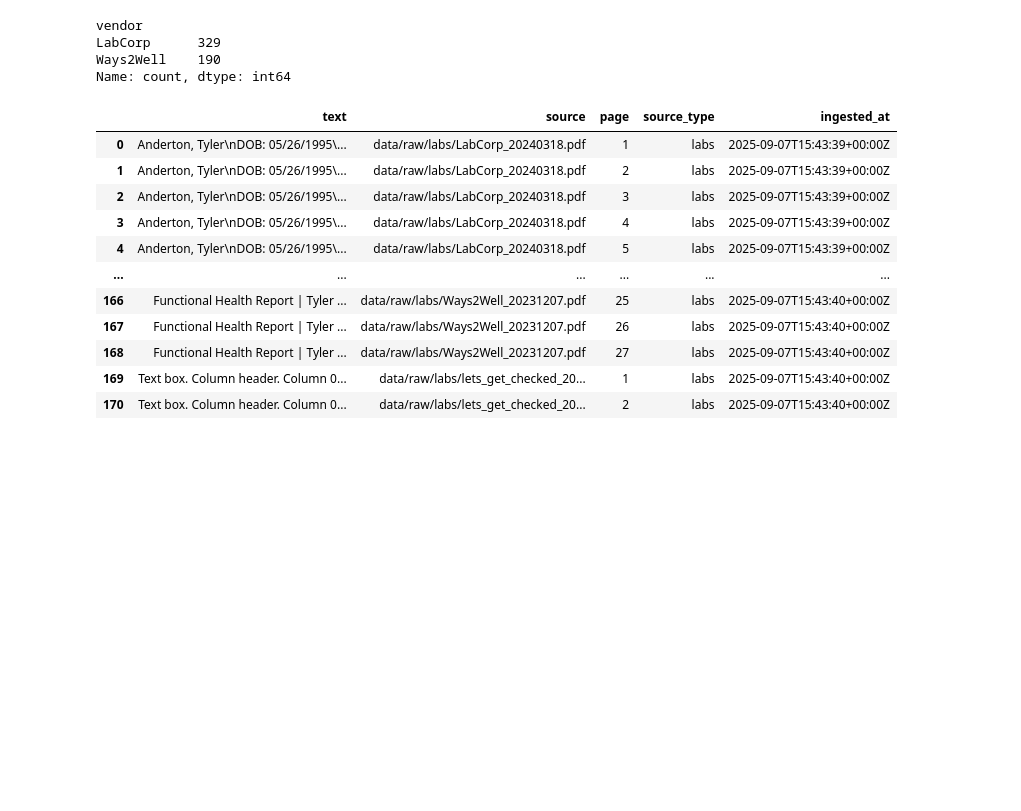
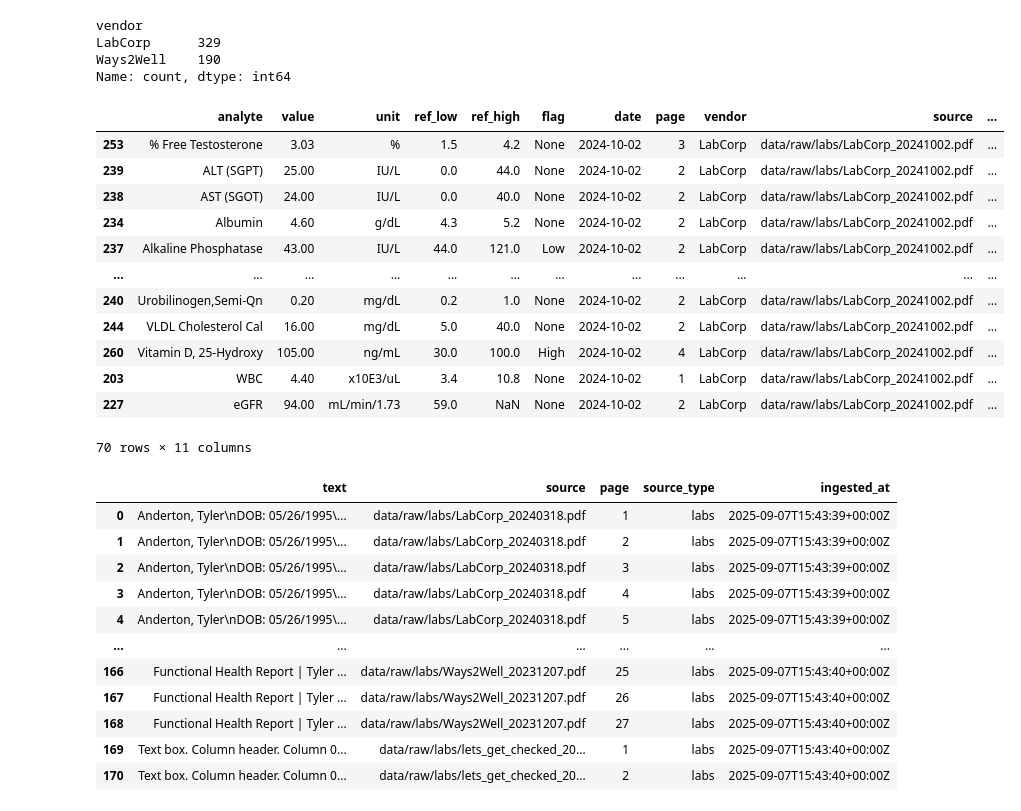
Before and after one commit to TylerAnderton/Healthcare-Assistant, a Jupyter notebook: ingestion_check.ipynb, the cells around one changed output. Saved outputs shown, nothing was run; the diff lists cells and outputs as text; code cells hidden in the pictures; blank space fills up the shorter version.

```diff
--- a/ingestion_check.ipynb
+++ b/ingestion_check.ipynb
@@ -62,6 +62,22 @@ vendor
 LabCorp      329
 Ways2Well    190
 Name: count, dtype: int64
+# %%
+labs_df[labs_df['date'] == '2024-10-02'].sort_values('analyte')
+# %% [output]
+|  | analyte | value | unit | ref_low | ref_high | flag | date | page | vendor | source | ... |
+| 253 | % Free Testosterone | 3.03 | % | 1.5 | 4.2 | None | 2024-10-02 | 3 | LabCorp | data/raw/labs/LabCorp_20241002.pdf | ... |
+| 239 | ALT (SGPT) | 25.00 | IU/L | 0.0 | 44.0 | None | 2024-10-02 | 2 | LabCorp | data/raw/labs/LabCorp_20241002.pdf | ... |
+| 238 | AST (SGOT) | 24.00 | IU/L | 0.0 | 40.0 | None | 2024-10-02 | 2 | LabCorp | data/raw/labs/LabCorp_20241002.pdf | ... |
+| 234 | Albumin | 4.60 | g/dL | 4.3 | 5.2 | None | 2024-10-02 | 2 | LabCorp | data/raw/labs/LabCorp_20241002.pdf | ... |
+| 237 | Alkaline Phosphatase | 43.00 | IU/L | 44.0 | 121.0 | Low | 2024-10-02 | 2 | LabCorp | data/raw/labs/LabCorp_20241002.pdf | ... |
+| ... | ... | ... | ... | ... | ... | ... | ... | ... | ... | ... | ... |
+| 240 | Urobilinogen,Semi-Qn | 0.20 | mg/dL | 0.2 | 1.0 | None | 2024-10-02 | 2 | LabCorp | data/raw/labs/LabCorp_20241002.pdf | ... |
+| 244 | VLDL Cholesterol Cal | 16.00 | mg/dL | 5.0 | 40.0 | None | 2024-10-02 | 2 | LabCorp | data/raw/labs/LabCorp_20241002.pdf | ... |
+| 260 | Vitamin D, 25-Hydroxy | 105.00 | ng/mL | 30.0 | 100.0 | High | 2024-10-02 | 4 | LabCorp | data/raw/labs/LabCorp_20241002.pdf | ... |
+| 203 | WBC | 4.40 | x10E3/uL | 3.4 | 10.8 | None | 2024-10-02 | 1 | LabCorp | data/raw/labs/LabCorp_20241002.pdf | ... |
+| 227 | eGFR | 94.00 | mL/min/1.73 | 59.0 | NaN | None | 2024-10-02 | 2 | LabCorp | data/raw/labs/LabCorp_20241002.pdf | ... |
+70 rows × 11 columns
 # %%
 labs_corpus_df = pd.read_parquet(os.path.join(processed_dir, "corpus", "labs_corpus.parquet"))
 labs_corpus_df
```
Also changed, not shown: 2 other files.
